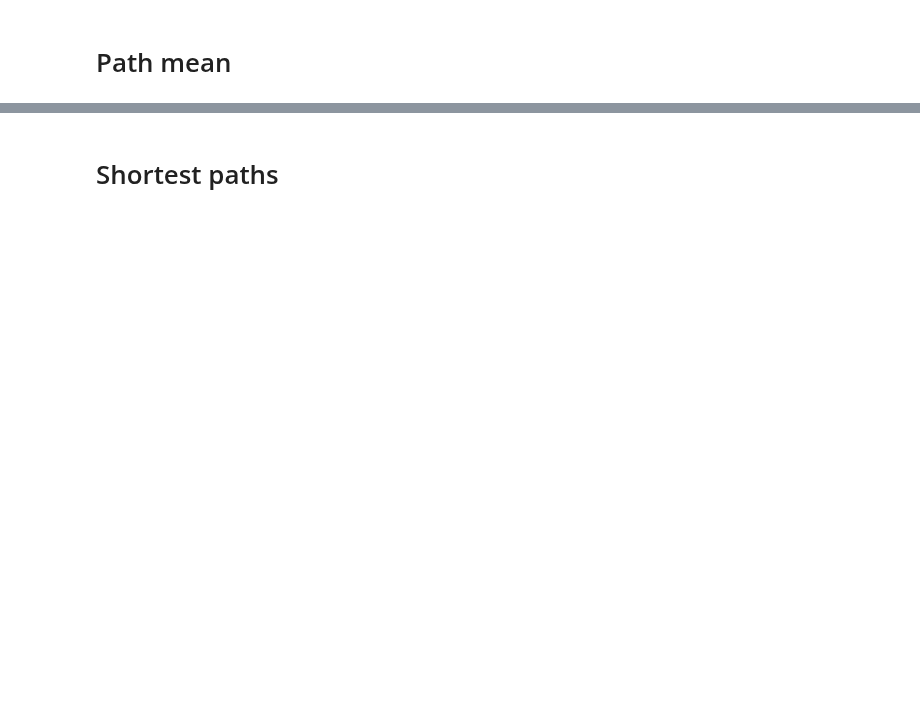
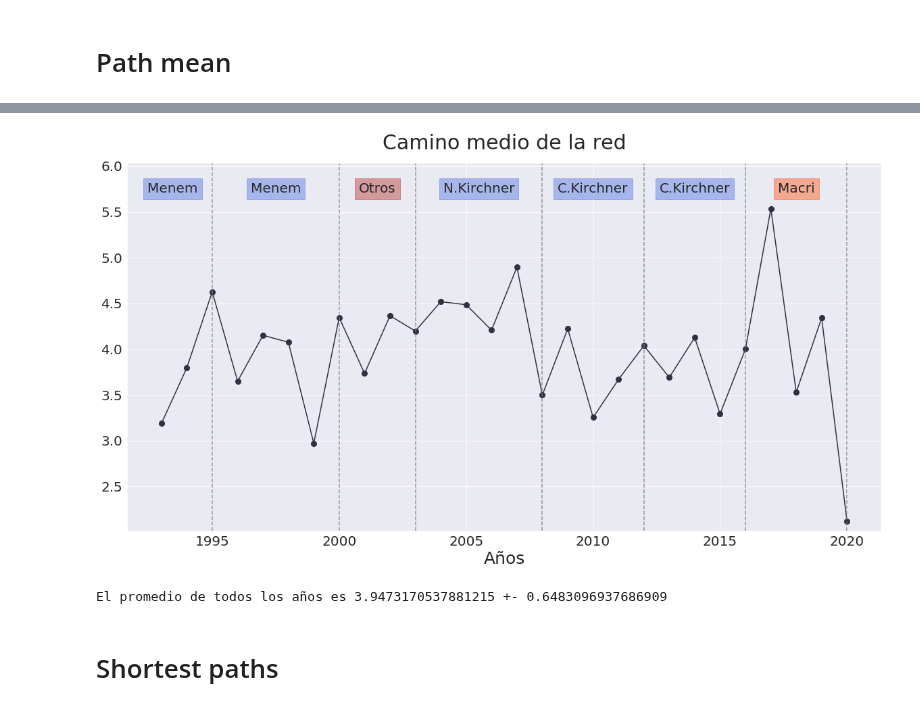
Before and after one commit to LunaKadysz/Redes, a Jupyter notebook: TP_Final/TheCongress/plot_metrics.ipynb, the cells around one changed output, grey strips where cells are left out. Drawn from its saved outputs; the diff is of its cells as text; code cells hidden in the pictures; blank space fills up the shorter version.

```diff
--- a/TP_Final/TheCongress/plot_metrics.ipynb
+++ b/TP_Final/TheCongress/plot_metrics.ipynb
@@ -54,2 +100,37 @@ plt.show()
+# %%
+plt.figure(figsize=(20,10))
+plt.plot(dates, path_mean, '-o', c='#2C3241', ms = 8)
+plt.ylim(min(path_mean) - 0.1, max(path_mean) + 0.5)
+for i,y in enumerate(mandatos_j):
+    plt.axvline(y, ls = '--', c='grey', alpha = 0.8)
+    if not y == 2020:
+        plt.text((mandatos[i + 1] + mandatos[i]) / 2 , 5.75, f"{presis[i]}", size=20,
+                 ha="center", va="center",
+                 bbox=dict(boxstyle="square",
+                           ec=colores[i],
+                           fc= colores[i],
+                           alpha = 0.4
+                           )
+                 )
+
+plt.text(1993 + 0.45, 5.75, 'Menem', size=20,
+                 ha="center", va="center",
+                 bbox=dict(boxstyle="square",
+                           ec= 'royalblue',
+                           fc= 'royalblue',
+                           alpha = 0.4
+                           )
+                 )
+plt.tick_params(labelsize = 20)
+plt.title('Camino medio de la red', fontsize = 30, pad = 20)
+plt.xlabel('Años', fontsize = 25)
+plt.savefig('../figs/metrics/path_mean.png')
+# %% [output]
+[figure, added]
+# %%
+import numpy as np
+print(f'El promedio de todos los años es {np.mean(path_mean)} +- {np.std(path_mean)}')
+# %% [output]
+El promedio de todos los años es 3.9473170537881215 +- 0.6483096937686909
 # %% [markdown]
 # Shortest paths
```
Also changed, not shown: parts of 20 cells of this notebook.
